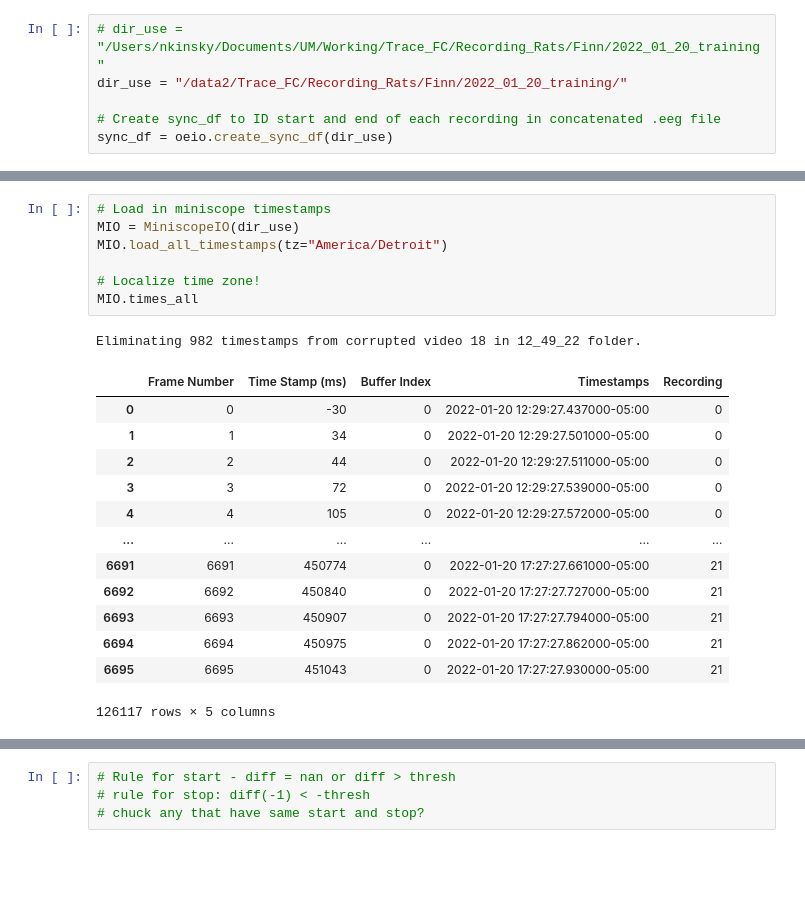
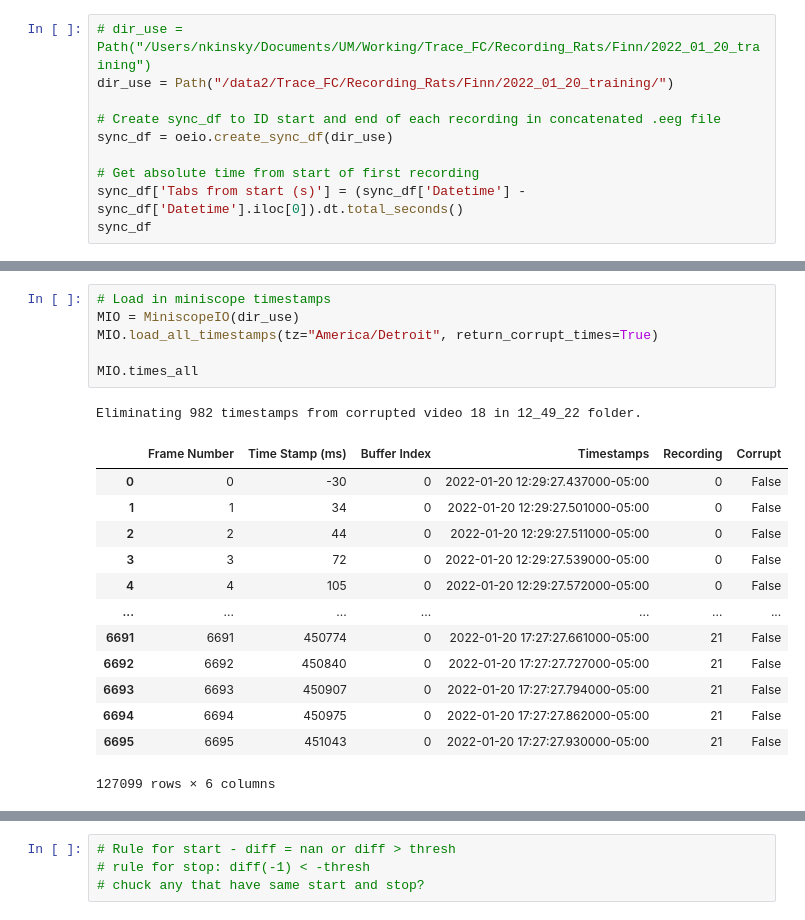
Before and after one commit to nkinsky/NeuroPy, a Jupyter notebook: notebooks/Data_alignment2.ipynb, the cells around one changed output, grey strips where cells are left out. Saved outputs shown, nothing was run; the diff lists cells and outputs as text; blank space fills up the shorter version.

Commit message:
add dropped frame ID, close to done FINALLY

```diff
--- a/notebooks/Data_alignment2.ipynb
+++ b/notebooks/Data_alignment2.ipynb
@@ -27,9 +24,13 @@ The autoreload extension is already loaded. To reload it, use:
 # %%
-# dir_use = "/Users/nkinsky/Documents/UM/Working/Trace_FC/Recording_Rats/Finn/2022_01_20_training"
-dir_use = "/data2/Trace_FC/Recording_Rats/Finn/2022_01_20_training/"
+# dir_use = Path("/Users/nkinsky/Documents/UM/Working/Trace_FC/Recording_Rats/Finn/2022_01_20_training")
+dir_use = Path("/data2/Trace_FC/Recording_Rats/Finn/2022_01_20_training/")
 
 # Create sync_df to ID start and end of each recording in concatenated .eeg file
 sync_df = oeio.create_sync_df(dir_use)
+
+# Get absolute time from start of first recording
+sync_df['Tabs from start (s)'] = (sync_df['Datetime'] - sync_df['Datetime'].iloc[0]).dt.total_seconds()
+sync_df
 # %% [output]
 start time = 2022-01-20 12:28:41.457273-05:00
 start time = 2022-01-20 12:41:05.080921-05:00
@@ -55,24 +73,23 @@ ttl_df.head(5)
 # %%
 # Load in miniscope timestamps
 MIO = MiniscopeIO(dir_use)
-MIO.load_all_timestamps(tz="America/Detroit")
+MIO.load_all_timestamps(tz="America/Detroit", return_corrupt_times=True)
 
-# Localize time zone!
 MIO.times_all
 # %% [output]
 Eliminating 982 timestamps from corrupted video 18 in 12_49_22 folder.
-|  | Frame Number | Time Stamp (ms) | Buffer Index | Timestamps | Recording |
-| 0 | 0 | -30 | 0 | 2022-01-20 12:29:27.437000-05:00 | 0 |
-| 1 | 1 | 34 | 0 | 2022-01-20 12:29:27.501000-05:00 | 0 |
-| 2 | 2 | 44 | 0 | 2022-01-20 12:29:27.511000-05:00 | 0 |
-| 3 | 3 | 72 | 0 | 2022-01-20 12:29:27.539000-05:00 | 0 |
-| 4 | 4 | 105 | 0 | 2022-01-20 12:29:27.572000-05:00 | 0 |
-| ... | ... | ... | ... | ... | ... |
-| 6691 | 6691 | 450774 | 0 | 2022-01-20 17:27:27.661000-05:00 | 21 |
-| 6692 | 6692 | 450840 | 0 | 2022-01-20 17:27:27.727000-05:00 | 21 |
-| 6693 | 6693 | 450907 | 0 | 2022-01-20 17:27:27.794000-05:00 | 21 |
-| 6694 | 6694 | 450975 | 0 | 2022-01-20 17:27:27.862000-05:00 | 21 |
-| 6695 | 6695 | 451043 | 0 | 2022-01-20 17:27:27.930000-05:00 | 21 |
+|  | Frame Number | Time Stamp (ms) | Buffer Index | Timestamps | Recording | Corrupt |
+| 0 | 0 | -30 | 0 | 2022-01-20 12:29:27.437000-05:00 | 0 | False |
+| 1 | 1 | 34 | 0 | 2022-01-20 12:29:27.501000-05:00 | 0 | False |
+| 2 | 2 | 44 | 0 | 2022-01-20 12:29:27.511000-05:00 | 0 | False |
+| 3 | 3 | 72 | 0 | 2022-01-20 12:29:27.539000-05:00 | 0 | False |
+| 4 | 4 | 105 | 0 | 2022-01-20 12:29:27.572000-05:00 | 0 | False |
+| ... | ... | ... | ... | ... | ... | ... |
+| 6691 | 6691 | 450774 | 0 | 2022-01-20 17:27:27.661000-05:00 | 21 | False |
+| 6692 | 6692 | 450840 | 0 | 2022-01-20 17:27:27.727000-05:00 | 21 | False |
+| 6693 | 6693 | 450907 | 0 | 2022-01-20 17:27:27.794000-05:00 | 21 | False |
+| 6694 | 6694 | 450975 | 0 | 2022-01-20 17:27:27.862000-05:00 | 21 | False |
+| 6695 | 6695 | 451043 | 0 | 2022-01-20 17:27:27.930000-05:00 | 21 | False |
-126117 rows × 5 columns
+127099 rows × 6 columns
 # %%
 # Get start times of each miniscope video
```
Also changed, not shown: parts of 49 cells of this notebook.
